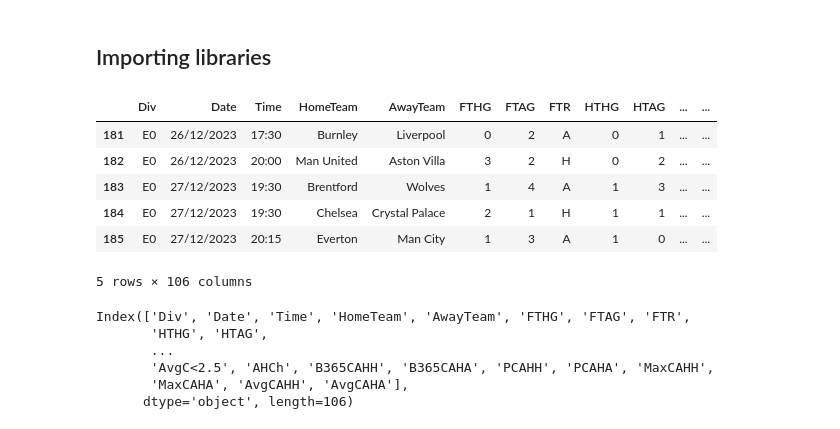
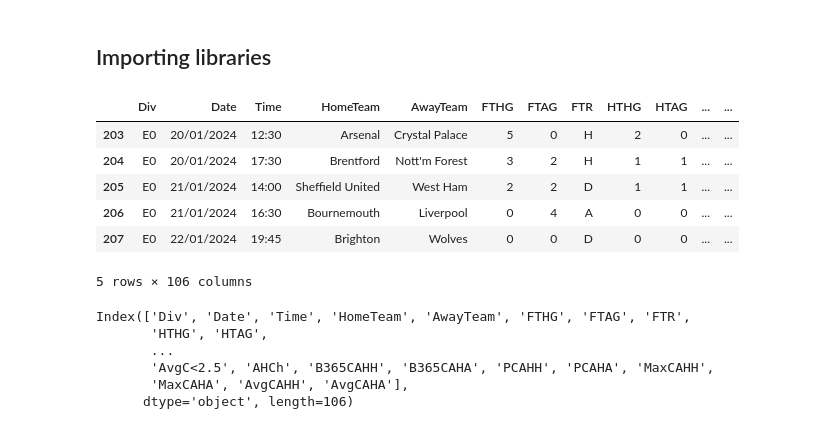
Before and after one commit to dagbolade/PL_prediction, a Jupyter notebook: epl/epl.ipynb, the cells around one changed output. Cells and saved outputs as stored; diff of their text form; code cells hidden in the pictures.

```diff
--- a/epl/epl.ipynb
+++ b/epl/epl.ipynb
@@ -5,23 +5,23 @@
 # %%
 import pandas as pd
 
 # Load the dataset from the excel file
 #file_path = 'all-euro-data-2023-2024.xlsx'
 #df = pd.read_excel(file_path, sheet_name='E0')
 
 # updating the dataset with the recent games played
-df = pd.read_csv('E0.csv')
-#df = pd.read_csv('E0 4.csv')
+#df = pd.read_csv('E0.csv')
+df = pd.read_csv('epl.csv')
 
 # Display the first few rows of the dataset
 df.tail()
 # %% [output]
 |  | Div | Date | Time | HomeTeam | AwayTeam | FTHG | FTAG | FTR | HTHG | HTAG | ... | ... |
-| 181 | E0 | 26/12/2023 | 17:30 | Burnley | Liverpool | 0 | 2 | A | 0 | 1 | ... | ... |
-| 182 | E0 | 26/12/2023 | 20:00 | Man United | Aston Villa | 3 | 2 | H | 0 | 2 | ... | ... |
-| 183 | E0 | 27/12/2023 | 19:30 | Brentford | Wolves | 1 | 4 | A | 1 | 3 | ... | ... |
-| 184 | E0 | 27/12/2023 | 19:30 | Chelsea | Crystal Palace | 2 | 1 | H | 1 | 1 | ... | ... |
-| 185 | E0 | 27/12/2023 | 20:15 | Everton | Man City | 1 | 3 | A | 1 | 0 | ... | ... |
+| 203 | E0 | 20/01/2024 | 12:30 | Arsenal | Crystal Palace | 5 | 0 | H | 2 | 0 | ... | ... |
+| 204 | E0 | 20/01/2024 | 17:30 | Brentford | Nott'm Forest | 3 | 2 | H | 1 | 1 | ... | ... |
+| 205 | E0 | 21/01/2024 | 14:00 | Sheffield United | West Ham | 2 | 2 | D | 1 | 1 | ... | ... |
+| 206 | E0 | 21/01/2024 | 16:30 | Bournemouth | Liverpool | 0 | 4 | A | 0 | 0 | ... | ... |
+| 207 | E0 | 22/01/2024 | 19:45 | Brighton | Wolves | 0 | 0 | D | 0 | 0 | ... | ... |
 5 rows × 106 columns
 # %%
 print(df.columns)
```
Also changed, not shown: parts of 25 cells of this notebook, 13 other files.
